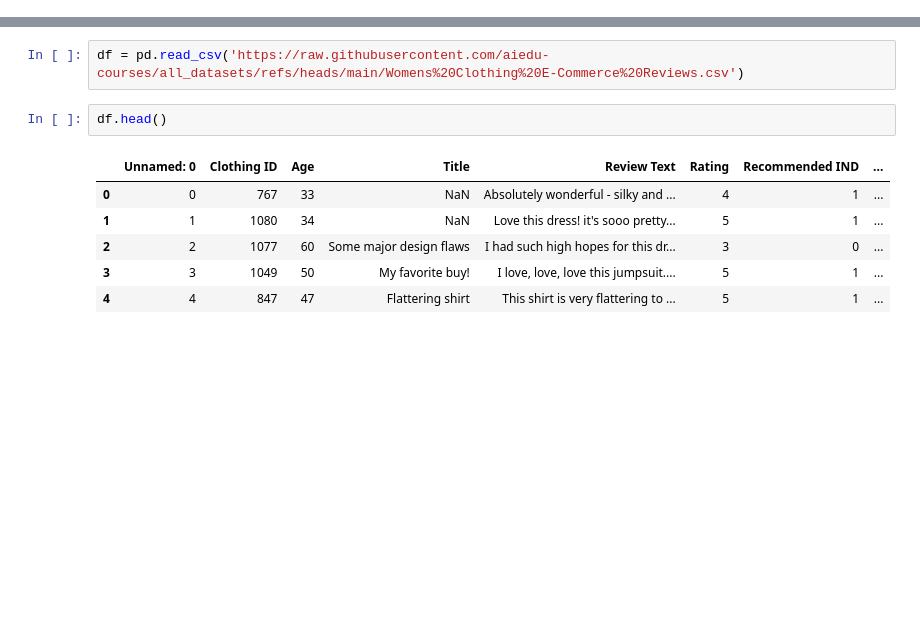
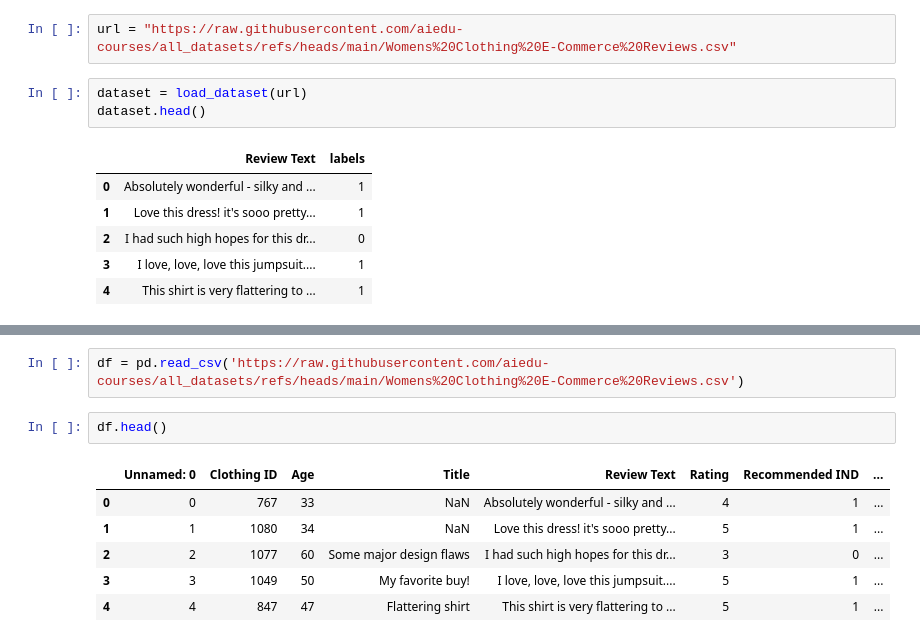
Before and after one commit to PolyakovMA/sentiment-transformer, a Jupyter notebook: notebooks/Review_classification.ipynb, the cells around one changed output, grey strips where cells are left out. Drawn from its saved outputs; the diff is of its cells as text; blank space fills up the shorter version.

```diff
--- a/notebooks/Review_classification.ipynb
+++ b/notebooks/Review_classification.ipynb
@@ -2,0 +23,12 @@ import pandas as pd
+# %%
+url = "https://raw.githubusercontent.com/aiedu-courses/all_datasets/refs/heads/main/Womens%20Clothing%20E-Commerce%20Reviews.csv"
+# %%
+dataset = load_dataset(url)
+dataset.head()
+# %% [output]
+|  | Review Text | labels |
+| 0 | Absolutely wonderful - silky and ... | 1 |
+| 1 | Love this dress! it's sooo pretty... | 1 |
+| 2 | I had such high hopes for this dr... | 0 |
+| 3 | I love, love, love this jumpsuit.... | 1 |
+| 4 | This shirt is very flattering to ... | 1 |
```
Also changed, not shown: parts of 5 cells of this notebook.
